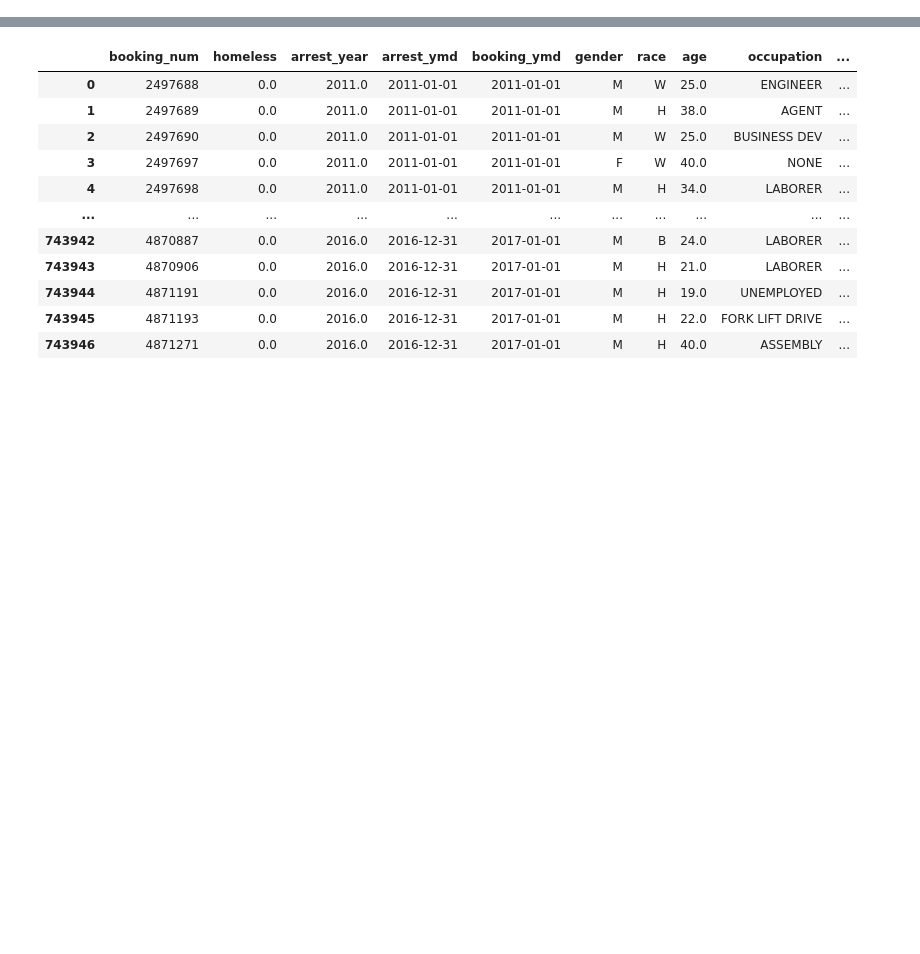
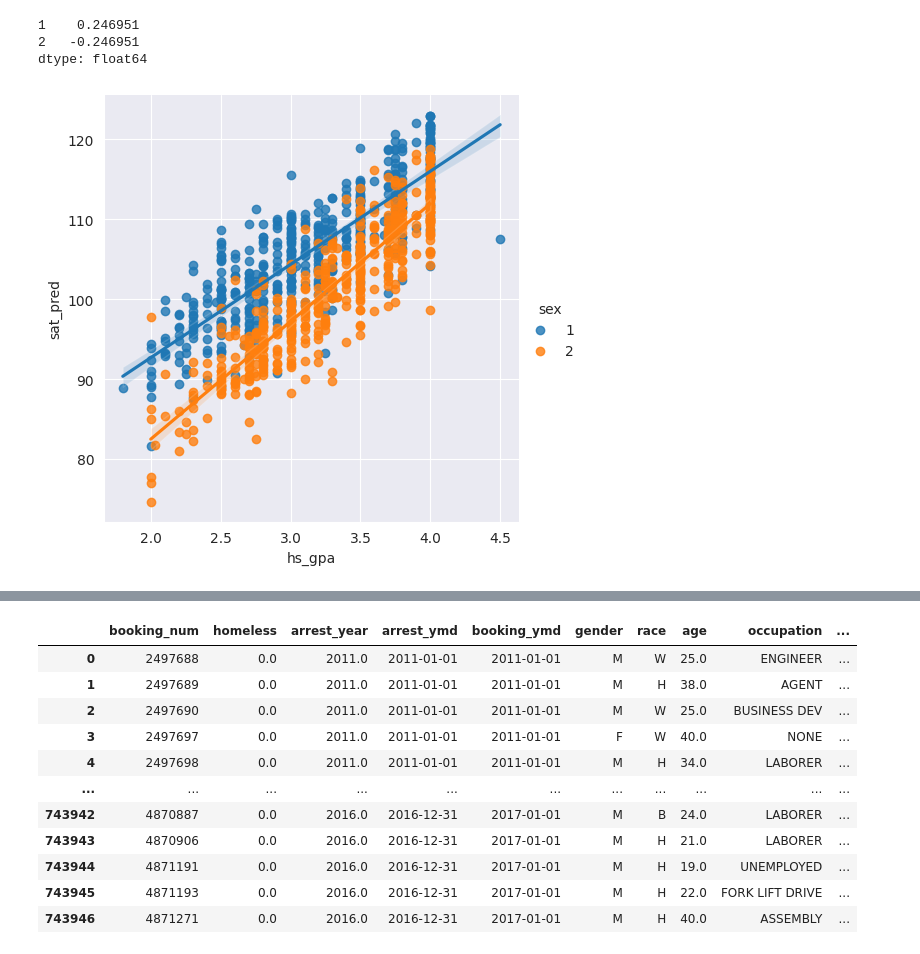
Before and after one commit to DiGyt/snippets, a Jupyter notebook: CancelCriminalBiasNeuralNetwork.ipynb, the cells around one changed output, grey strips where cells are left out. Saved outputs shown, nothing was run; the diff lists cells and outputs as text; code cells hidden in the pictures; blank space fills up the shorter version.

```diff
--- a/CancelCriminalBiasNeuralNetwork.ipynb
+++ b/CancelCriminalBiasNeuralNetwork.ipynb
@@ -2,0 +5,13 @@
+# %%
+import pandas as pd
+import matplotlib.pyplot as plt
+import seaborn as sns
+
+import numpy as np
+import tensorflow
+
+import tensorflow as tf
+import tensorflow_probability as tfp
+
+import seaborn as sns
+sns.set_style("darkgrid")
@@ -2,0 +50,13 @@
+# %%
+# define and compile a simple MLP with Adam optimizer and MSE loss
+model = tf.keras.Sequential([
+                              tf.keras.layers.Dense(32, activation="relu"),
+                              tf.keras.layers.Dense(8, activation="relu"),
+                              tf.keras.layers.Dense(1, activation=None),
+                              ])
+
+def r2_score(y_true, y_pred):
+  return tfp.stats.correlation(tf.cast(y_true[:, :1], tf.float32), y_pred) ** 2
+
+model.compile(optimizer=tf.keras.optimizers.Adam(), loss = "MSE",
+              metrics=r2_score)
@@ -2,0 +84,12 @@
+# %%
+df["sat_pred"] = model(x)
+
+sns.lmplot(data=df, x="hs_gpa", y="sat_pred", hue="sex", ci=99)
+
+#np.corrcoef(model(x)[:, 0].numpy(), t_mod[:, 1])
+pd.get_dummies(df["sex"]).corrwith(df["sat_pred"], method="spearman")
+# %% [output]
+1    0.246951
+2   -0.246951
+dtype: float64
+[figure, added]
```
Also changed, not shown: parts of 26 cells of this notebook.
